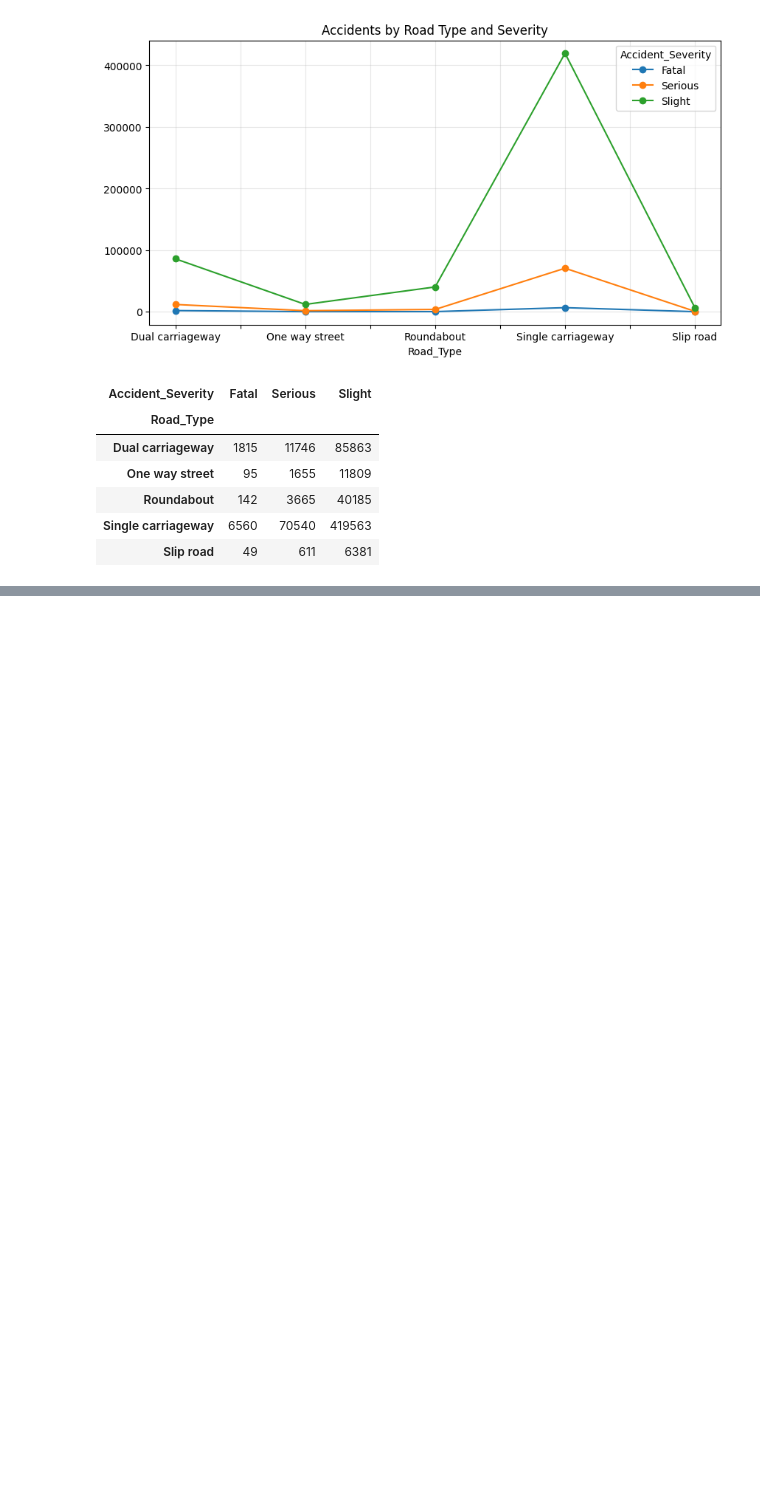
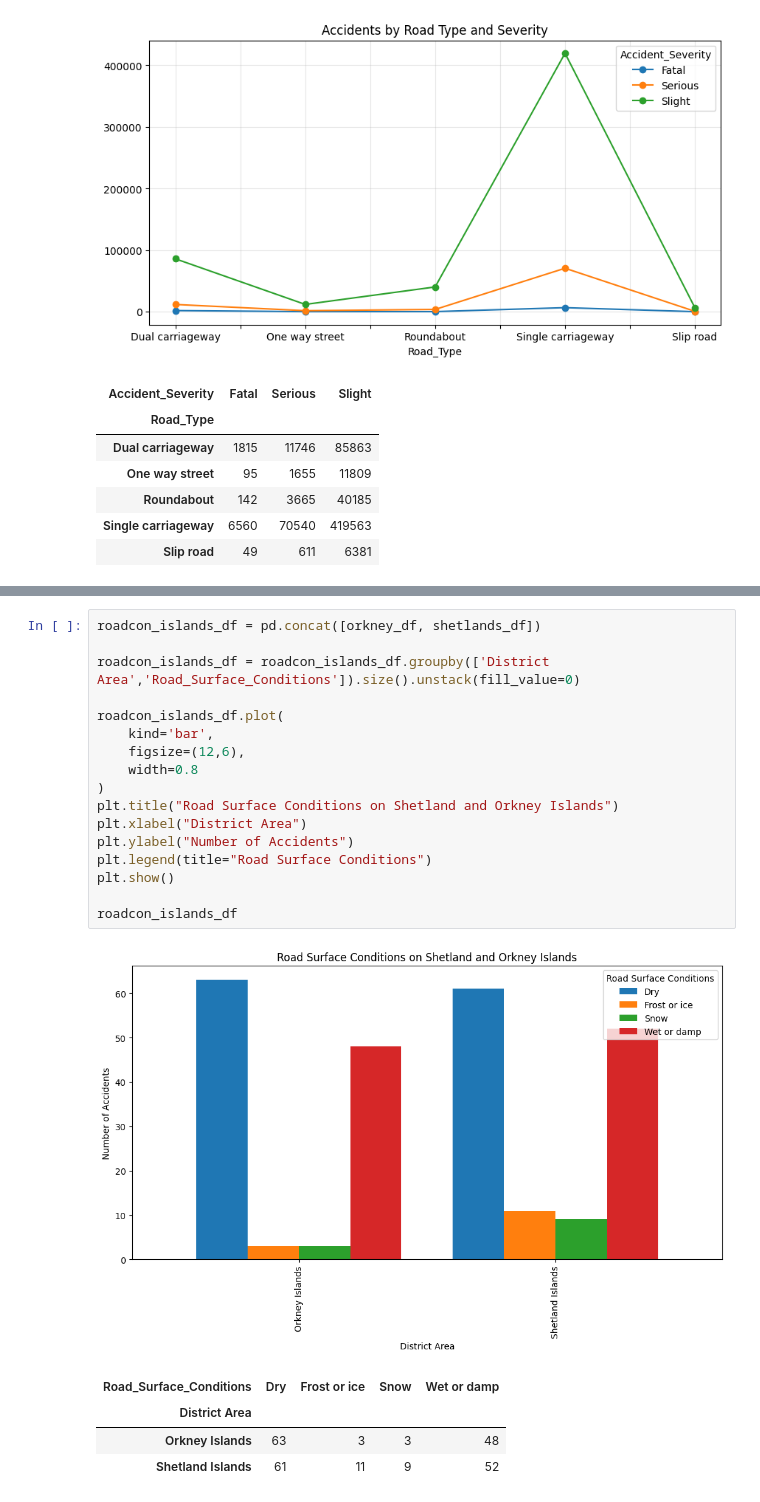
Before and after one commit to JonStephenNavallo/ELEC03---Data-Analytics, a Jupyter notebook: Activity 2/Activity2.ipynb, the cells around one changed output, grey strips where cells are left out. Saved outputs shown, nothing was run; the diff lists cells and outputs as text; blank space fills up the shorter version.

```diff
--- a/Activity 2/Activity2.ipynb
+++ b/Activity 2/Activity2.ipynb
@@ -577,0 +696,23 @@ roadtype_dataxx
+# %%
+roadcon_islands_df = pd.concat([orkney_df, shetlands_df])
+
+roadcon_islands_df = roadcon_islands_df.groupby(['District Area','Road_Surface_Conditions']).size().unstack(fill_value=0)
+
+roadcon_islands_df.plot(
+    kind='bar',
+    figsize=(12,6),
+    width=0.8
+)
+plt.title("Road Surface Conditions on Shetland and Orkney Islands")
+plt.xlabel("District Area")
+plt.ylabel("Number of Accidents")
+plt.legend(title="Road Surface Conditions")
+plt.show()
+
+roadcon_islands_df
+# %% [output]
+[figure, added]
+| Road_Surface_Conditions | Dry | Frost or ice | Snow | Wet or damp |
+| District Area |  |  |  |  |
+| Orkney Islands | 63 | 3 | 3 | 48 |
+| Shetland Islands | 61 | 11 | 9 | 52 |
```
Also changed, not shown: parts of 37 cells of this notebook.
